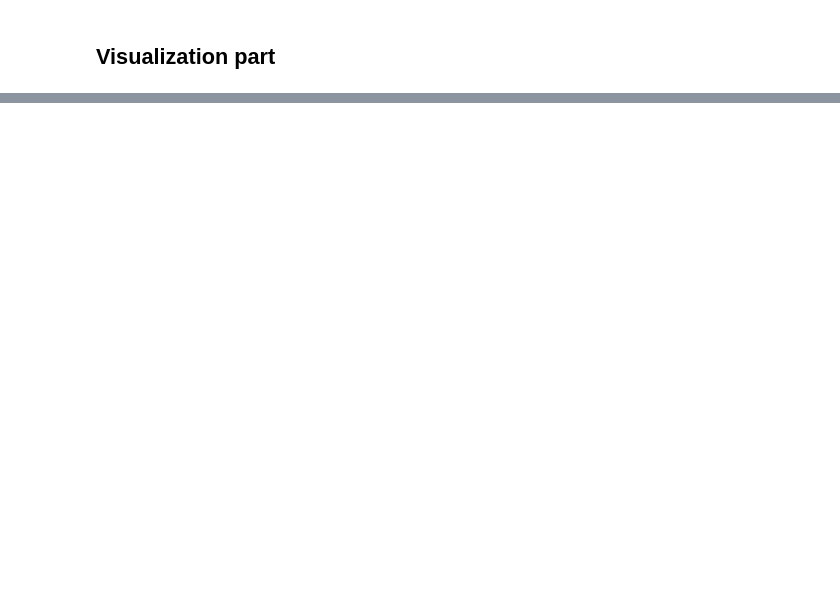
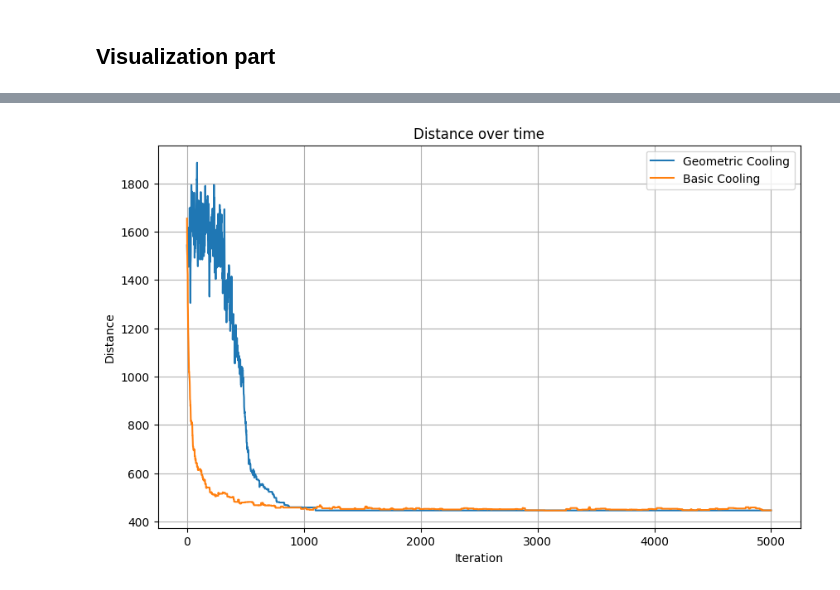
Before and after one commit to Ly-MX15/Stochasticsimulation_AS3, a Jupyter notebook: Assignment 3.ipynb, the cells around one changed output, grey strips where cells are left out. Drawn from its saved outputs; the diff is of its cells as text; code cells hidden in the pictures; blank space fills up the shorter version.

```diff
--- a/Assignment 3.ipynb
+++ b/Assignment 3.ipynb
@@ -296,3 +316,16 @@ def animate_solution(cities, intermediate_routes, save_name = 'animation.gif'):
 # Commented these out so run all won't generate the animation
 # animate_solution(cities, intermediate_results[0]["intermediate_routes"], save_name = 'animation_Geometric_cooling.gif')
 # animate_solution(cities, intermediate_results[1]["intermediate_routes"], save_name = 'animation_Basic_cooling.gif')
+# %%
+# Plot per cooling function, the distance over time
+plt.figure(figsize=(10, 6))
+plt.plot(intermediate_results[0]["intermediate_distances"], label="Geometric Cooling")
+plt.plot(intermediate_results[1]["intermediate_distances"], label="Basic Cooling")
+plt.title('Distance over time')
+plt.xlabel('Iteration')
+plt.ylabel('Distance')
+plt.legend()
+plt.grid(True)
+plt.show()
+# %% [output]
+[figure, added]
```
Also changed, not shown: parts of 7 cells of this notebook.
